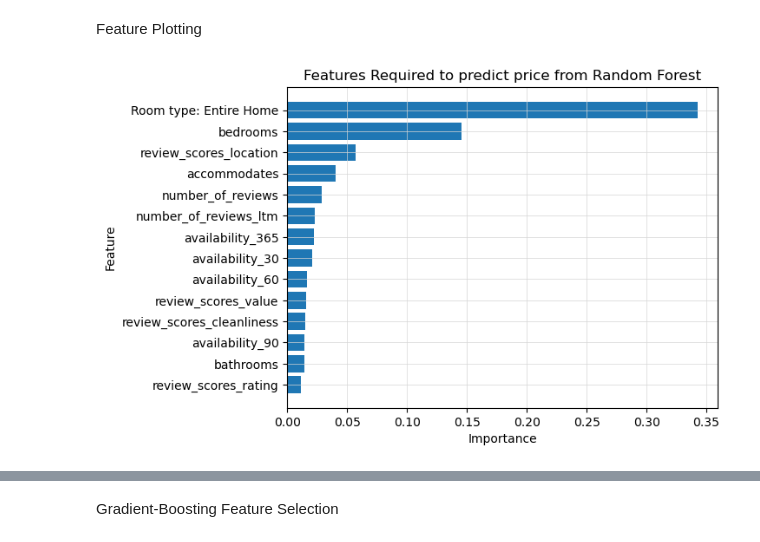
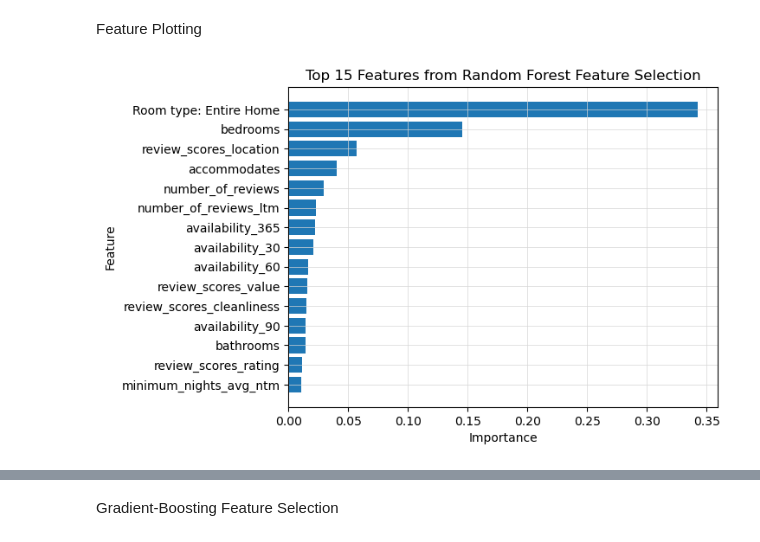
Before and after one commit to Arnesh997/FDS-Airbnb, a Jupyter notebook: main final.ipynb, the cells around one changed output, grey strips where cells are left out. Cells and saved outputs as stored; diff of their text form; code cells hidden in the pictures.

```diff
--- a/main final.ipynb
+++ b/main final.ipynb
@@ -451,3 +484,16 @@ plt.title("Log-Price Distribution Plot",size=15, weight='bold')
 # %% [output]
 Text(0.5, 1.0, 'Log-Price Distribution Plot')
 [figure]
+# %%
+quality_df = quality_df[(quality_df['price_log'] > 3)]
+quality_df.dropna(inplace=True)
+plt.figure(figsize=(12,10))
+sns.distplot(quality_df['price_log'], kde=True, kde_kws={"color": "r"}, hist_kws={"edgecolor": "k", "linewidth": 1})
+plt.title("Log-Price Distribution Plot",size=15)
+plt.xlabel("Log Price",size=15)
+plt.ylabel("Density of Listings",size=15)
+# Customize the x ticks
+plt.xticks(fontsize=15)
+# Customize the y ticks
+plt.yticks(fontsize=15)
+plt.show()
@@ -629,27 +681,27 @@ def rf_reg(x, features_list):
 Feature Plotting
 # %%
 # Get the first 14 features from rForest_features_list
-features = rForest_features_list[:14]
+features = rForest_features_list[:15]
 
 # Get the corresponding importances for the first 14 features
-importances = [x[1] for x in feature_importances[:14]]
+importances = [x[1] for x in feature_importances[:15]]
 
 # Reverse the order of the lists
 features.reverse()
 importances.reverse()
 
 # Create a horizontal bar graph
 plt.barh(features, importances)
 
 # Add labels for the x and y axes and a title for the graph
 plt.xlabel('Importance')
 plt.ylabel('Feature')
-plt.title('Features Required to predict price from Random Forest')
+plt.title('Top 15 Features from Random Forest Feature Selection')
 
 # Add grid
 plt.grid(color='#D6D6D6', linewidth=0.5)
 
 # Display the graph
 plt.show()
 # %% [output]
-[figure, old version]
+[figure, new version]
```
Also changed, not shown: parts of 8 cells of this notebook, 5 other files.
